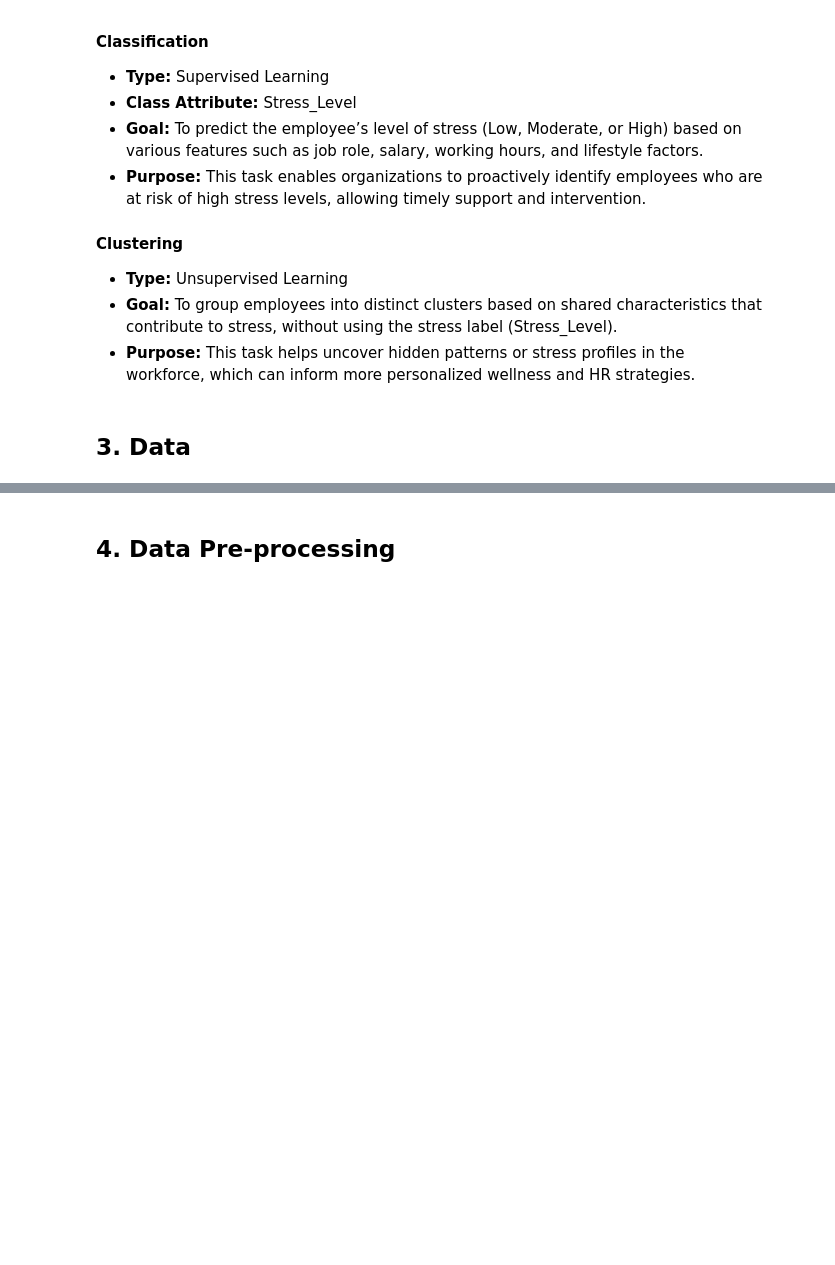
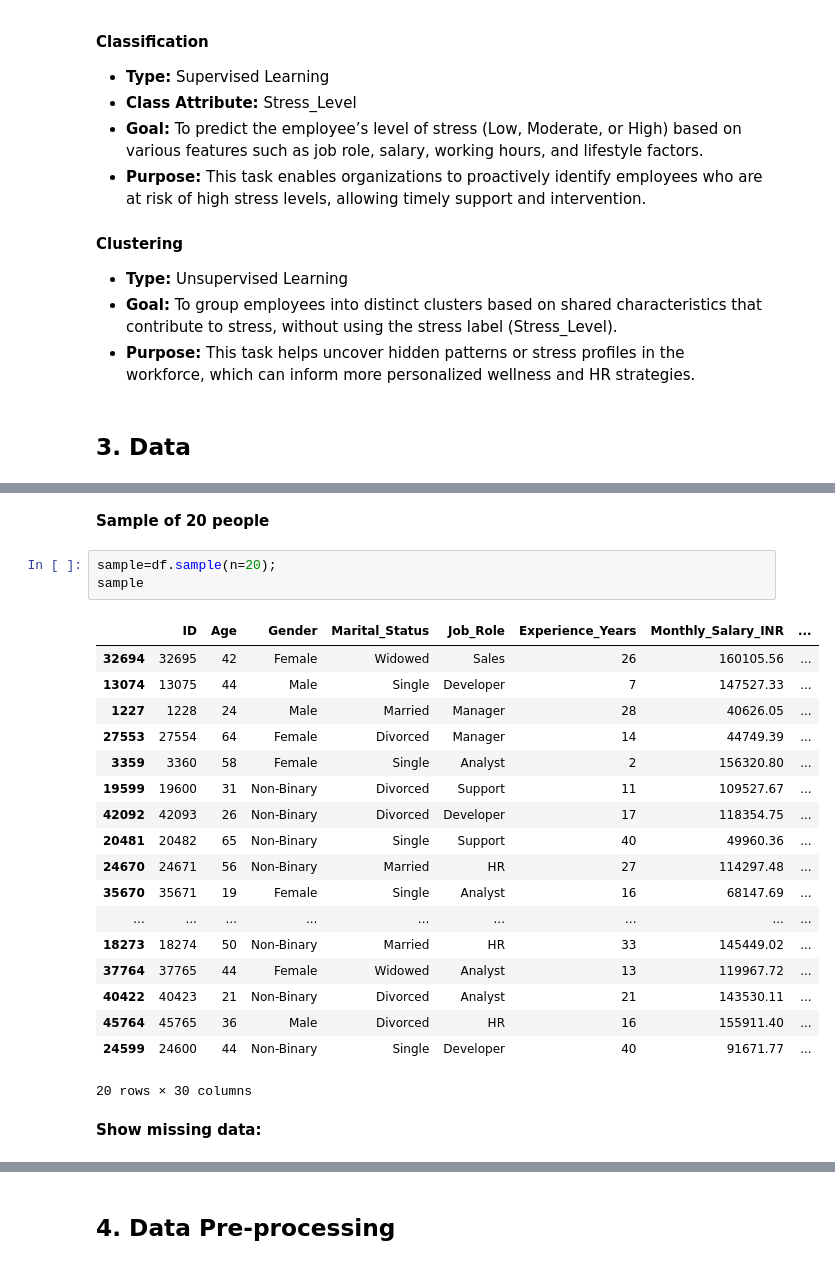
Before and after one commit to SanaAlotaibi/DataMiningProject, a Jupyter notebook: final_report.ipynb, the cells around one changed output, grey strips where cells are left out. Drawn from its saved outputs; the diff is of its cells as text; blank space fills up the shorter version.

```diff
--- a/final_report.ipynb
+++ b/final_report.ipynb
@@ -23,0 +122,26 @@
+# %% [markdown]
+**Sample of 20 people**
+# %%
+sample=df.sample(n=20);
+sample
+# %% [output]
+|  | ID | Age | Gender | Marital_Status | Job_Role | Experience_Years | Monthly_Salary_INR | ... |
+| 32694 | 32695 | 42 | Female | Widowed | Sales | 26 | 160105.56 | ... |
+| 13074 | 13075 | 44 | Male | Single | Developer | 7 | 147527.33 | ... |
+| 1227 | 1228 | 24 | Male | Married | Manager | 28 | 40626.05 | ... |
+| 27553 | 27554 | 64 | Female | Divorced | Manager | 14 | 44749.39 | ... |
+| 3359 | 3360 | 58 | Female | Single | Analyst | 2 | 156320.80 | ... |
+| 19599 | 19600 | 31 | Non-Binary | Divorced | Support | 11 | 109527.67 | ... |
+| 42092 | 42093 | 26 | Non-Binary | Divorced | Developer | 17 | 118354.75 | ... |
+| 20481 | 20482 | 65 | Non-Binary | Single | Support | 40 | 49960.36 | ... |
+| 24670 | 24671 | 56 | Non-Binary | Married | HR | 27 | 114297.48 | ... |
+| 35670 | 35671 | 19 | Female | Single | Analyst | 16 | 68147.69 | ... |
+| ... | ... | ... | ... | ... | ... | ... | ... | ... |
+| 18273 | 18274 | 50 | Non-Binary | Married | HR | 33 | 145449.02 | ... |
+| 37764 | 37765 | 44 | Female | Widowed | Analyst | 13 | 119967.72 | ... |
+| 40422 | 40423 | 21 | Non-Binary | Divorced | Analyst | 21 | 143530.11 | ... |
+| 45764 | 45765 | 36 | Male | Divorced | HR | 16 | 155911.40 | ... |
+| 24599 | 24600 | 44 | Non-Binary | Single | Developer | 40 | 91671.77 | ... |
+20 rows × 30 columns
+# %% [markdown]
+**Show missing data:**
```
Also changed, not shown: parts of 15 cells of this notebook.
